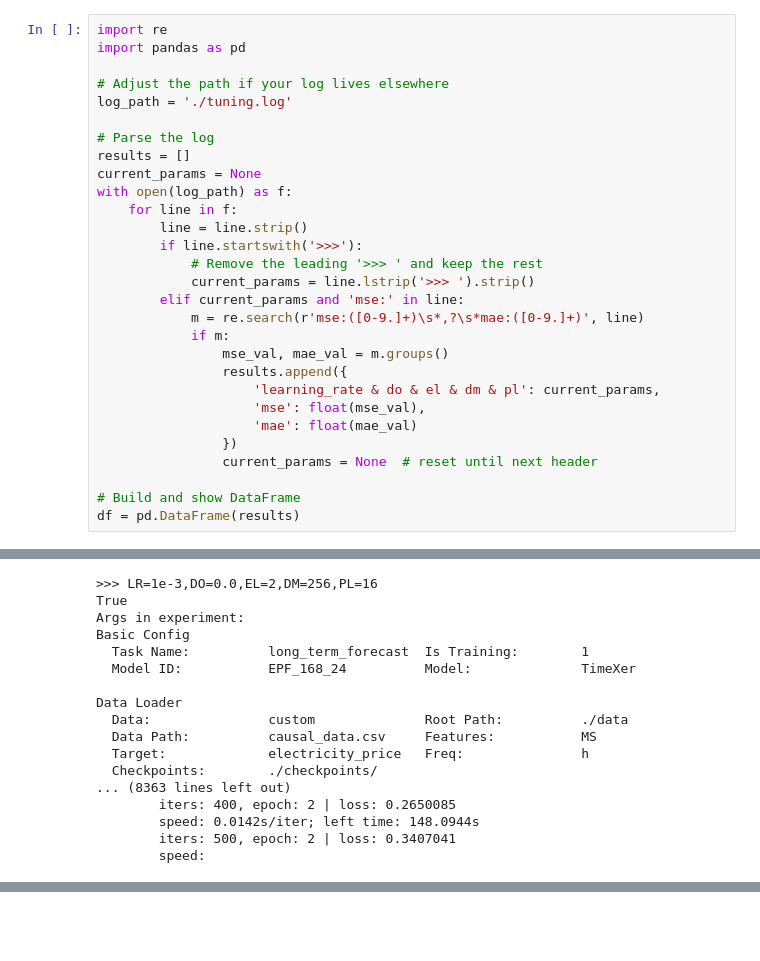
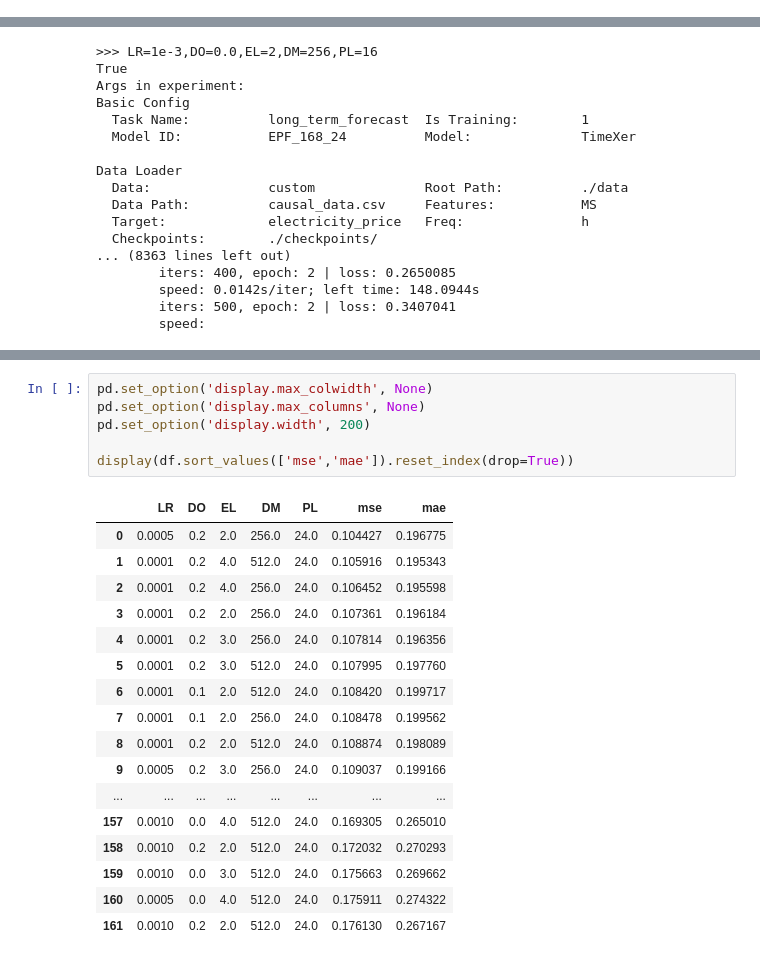
Before and after one commit to emircanince/power, a Jupyter notebook: hypertuning.ipynb, the cells around one changed output, grey strips where cells are left out. Saved outputs shown, nothing was run; the diff lists cells and outputs as text; blank space fills up the shorter version.

```diff
--- a/hypertuning.ipynb
+++ b/hypertuning.ipynb
@@ -3,29 +2,0 @@
-# %%
-import re
-import pandas as pd
-
-# Adjust the path if your log lives elsewhere
-log_path = './tuning.log'
-
-# Parse the log
-results = []
-current_params = None
-with open(log_path) as f:
-    for line in f:
-        line = line.strip()
-        if line.startswith('>>>'):
-            # Remove the leading '>>> ' and keep the rest
-            current_params = line.lstrip('>>> ').strip()
-        elif current_params and 'mse:' in line:
-            m = re.search(r'mse:([0-9.]+)\s*,?\s*mae:([0-9.]+)', line)
-            if m:
-                mse_val, mae_val = m.groups()
-                results.append({
-                    'learning_rate & do & el & dm & pl': current_params,
-                    'mse': float(mse_val),
-                    'mae': float(mae_val)
-                })
-                current_params = None  # reset until next header
-
-# Build and show DataFrame
-df = pd.DataFrame(results)
@@ -116,0 +78,24 @@ df
+# %%
+pd.set_option('display.max_colwidth', None)
+pd.set_option('display.max_columns', None)
+pd.set_option('display.width', 200)
+
+display(df.sort_values(['mse','mae']).reset_index(drop=True))
+# %% [output]
+|  | LR | DO | EL | DM | PL | mse | mae |
+| 0 | 0.0005 | 0.2 | 2.0 | 256.0 | 24.0 | 0.104427 | 0.196775 |
+| 1 | 0.0001 | 0.2 | 4.0 | 512.0 | 24.0 | 0.105916 | 0.195343 |
+| 2 | 0.0001 | 0.2 | 4.0 | 256.0 | 24.0 | 0.106452 | 0.195598 |
+| 3 | 0.0001 | 0.2 | 2.0 | 256.0 | 24.0 | 0.107361 | 0.196184 |
+| 4 | 0.0001 | 0.2 | 3.0 | 256.0 | 24.0 | 0.107814 | 0.196356 |
+| 5 | 0.0001 | 0.2 | 3.0 | 512.0 | 24.0 | 0.107995 | 0.197760 |
+| 6 | 0.0001 | 0.1 | 2.0 | 512.0 | 24.0 | 0.108420 | 0.199717 |
+| 7 | 0.0001 | 0.1 | 2.0 | 256.0 | 24.0 | 0.108478 | 0.199562 |
+| 8 | 0.0001 | 0.2 | 2.0 | 512.0 | 24.0 | 0.108874 | 0.198089 |
+| 9 | 0.0005 | 0.2 | 3.0 | 256.0 | 24.0 | 0.109037 | 0.199166 |
+| ... | ... | ... | ... | ... | ... | ... | ... |
+| 157 | 0.0010 | 0.0 | 4.0 | 512.0 | 24.0 | 0.169305 | 0.265010 |
+| 158 | 0.0010 | 0.2 | 2.0 | 512.0 | 24.0 | 0.172032 | 0.270293 |
+| 159 | 0.0010 | 0.0 | 3.0 | 512.0 | 24.0 | 0.175663 | 0.269662 |
+| 160 | 0.0005 | 0.0 | 4.0 | 512.0 | 24.0 | 0.175911 | 0.274322 |
+| 161 | 0.0010 | 0.2 | 2.0 | 512.0 | 24.0 | 0.176130 | 0.267167 |
```
Also changed, not shown: parts of 7 cells of this notebook, 1 other file.
